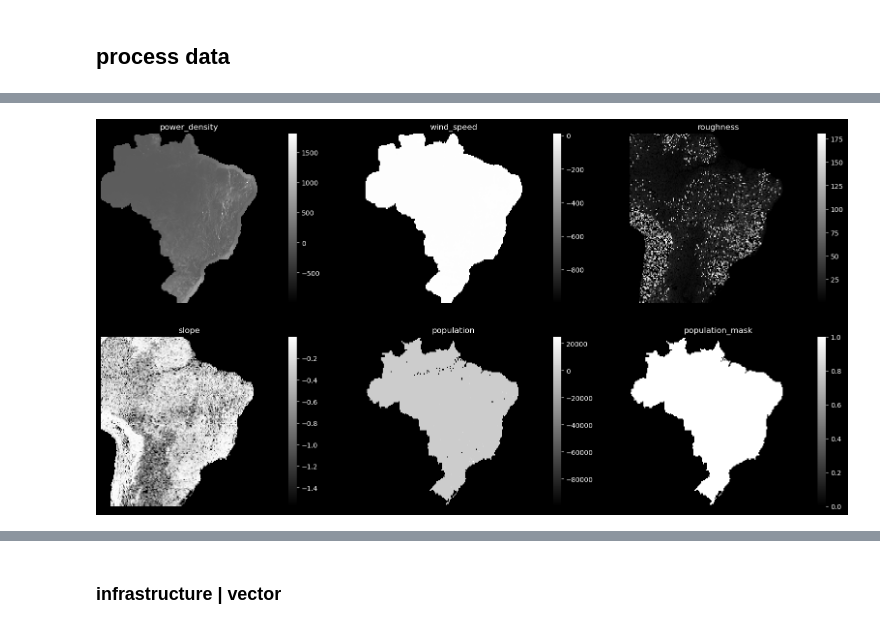
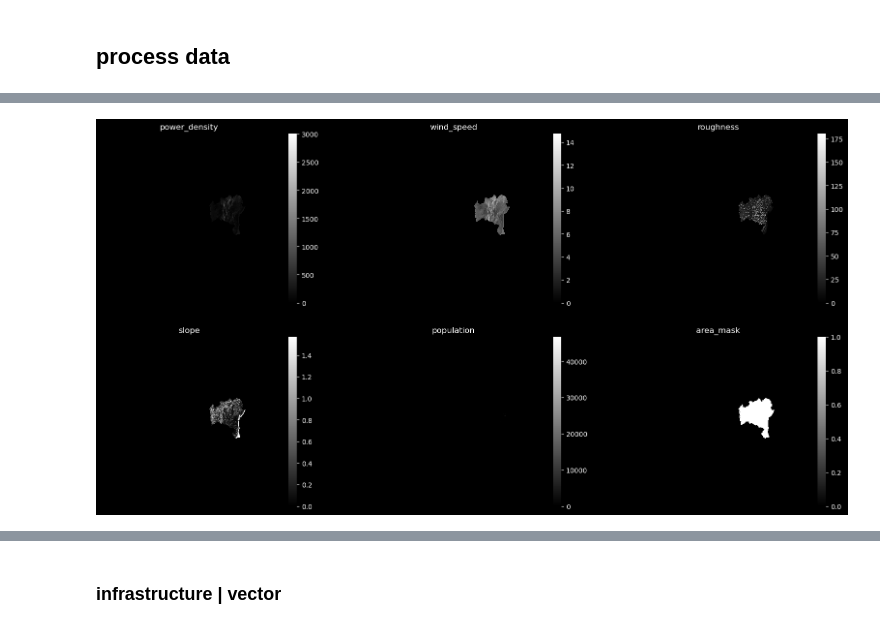
Before and after one commit to syrkis/aeolus, a Jupyter notebook: notebook.ipynb, the cells around one changed output, grey strips where cells are left out. Drawn from its saved outputs; the diff is of its cells as text; code cells hidden in the pictures.

Commit message:
enable state focus

```diff
--- a/notebook.ipynb
+++ b/notebook.ipynb
@@ -62,9 +63,18 @@ slope, slope_transform, slope_meta = load_from_brazil('topography/slope.tif'); s
 roughness, roughness_transform, roughness_meta = load_from_brazil('topography/roughness.tif')
 # %% [markdown]
 ## process data
+# %%
+def get_state_geometry(state):
+    """
+    state: state name
+    return: shapely geometry of state
+    """
+    boundary_gdf = ox.geocode_to_gdf(state)
+    box = boundary_gdf.bounds
+    return boundary_gdf
 # %%
-def make_mask(raster, raster_transform, shape):  # shape is either brazil or offshore
-    return features.rasterize(((geom, 1) for geom in shape.geometry), out_shape=raster.shape, transform=raster_transform, fill=0, default_value=1)
+def make_mask(raster, raster_transform, area):  # shape is either brazil, offshore, both, or a state
+    return features.rasterize(((geom, 1) for geom in area.geometry), out_shape=raster.shape, transform=raster_transform, fill=0, default_value=1)
 # %%
 def scale_and_crop_raster(src_array, src_transform, src_crs, target_transform, target_shape, target_crs):
     # Create a destination array that will receive the reprojected values
@@ -92,0 +101,5 @@ brazil_mask = make_mask(population, population_transform, brazil)
+# %%
+# down scale to 1km (due to memory constraints). Analysis will improve if we upscale to topology, but this is a good start
+small_roughness = scale_and_crop_raster(roughness, roughness_transform, roughness_meta['crs'], wind_speed_transform, wind_speed.shape, wind_speed_meta['crs'])
+small_slope = scale_and_crop_raster(slope, slope_transform, slope_meta['crs'], wind_speed_transform, wind_speed.shape, wind_speed_meta['crs'])
+small_population = scale_and_crop_raster(population, population_transform, population_meta['crs'], wind_speed_transform, wind_speed.shape, wind_speed_meta['crs'])
@@ -92,0 +108,7 @@ brazil_mask = make_mask(population, population_transform, brazil)
+# %%
+state = get_state_geometry('Bahia, Brazil')
+area_mask = make_mask(wind_speed, wind_speed_transform, state)
+area_box = state.bounds.iloc[0]
+fig, ax = plt.subplots(figsize=(10,10))
+ax.imshow(area_mask, cmap='gray', extent=[area_box.minx, area_box.maxx, area_box.miny, area_box.maxy])
+plt.show()
@@ -93,13 +123,13 @@ brazil_mask = make_mask(population, population_transform, brazil)
 # %%
 fig, axes = plt.subplots(2, 3, figsize=(20, 10))
 for ax, raster, title in zip(axes.flatten(),
-                            [power_density_scaled_to_population, wind_speed_scaled_to_population, roughness_scaled_to_population, slope_scaled_to_population, population, brazil_mask],
-                            ['power_density', 'wind_speed', 'roughness', 'slope', 'population', 'population_mask']):
+                            [power_density, wind_speed, small_roughness, small_slope, small_population, area_mask],
+                            ['power_density', 'wind_speed', 'roughness', 'slope', 'population', 'area_mask']):
     # all outside of population mask is nan
-    plot_data = (raster)[::30, ::30]  # * brazil_mask)[::30, ::30]
+    plot_data = (raster * area_mask)[::10, ::10]
     ax.set_title(title)
     sns.heatmap(plot_data, ax=ax, cmap='gray')
     ax.axis('off')
 plt.show()
 # %% [output]
-[figure, old version]
+[figure, new version]
```
Also changed, not shown: parts of 12 cells of this notebook.
